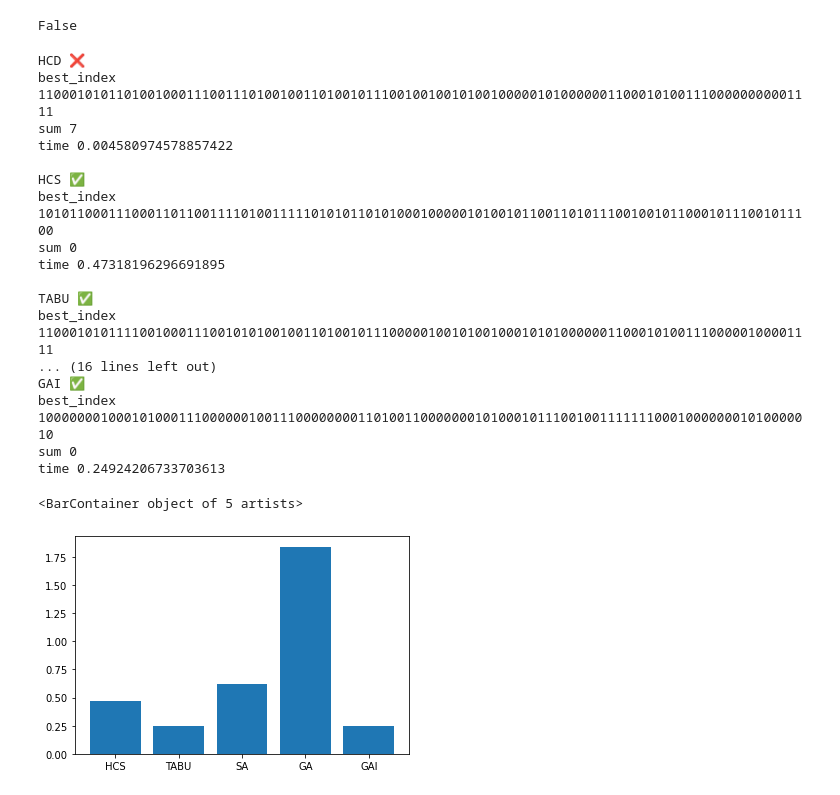
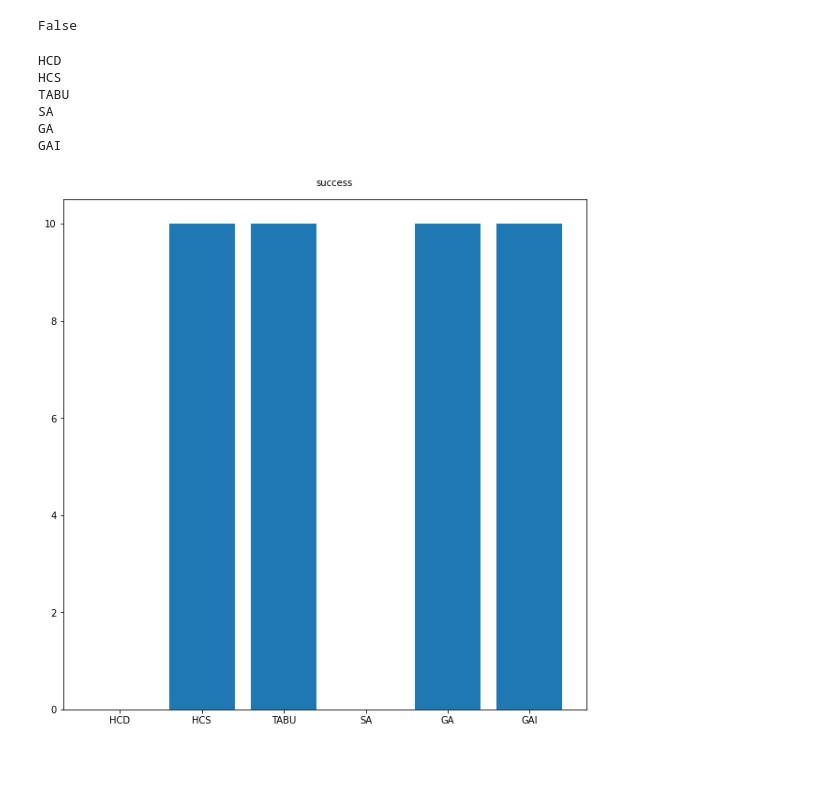
Before and after one commit to jjablonski-it/pjatk-mhe, a Jupyter notebook: MHE_5-Test.ipynb, the cells around one changed output. Saved outputs shown, nothing was run; the diff lists cells and outputs as text; code cells hidden in the pictures; blank space fills up the shorter version.

Commit message:
improve tests

```diff
--- a/MHE_5-Test.ipynb
+++ b/MHE_5-Test.ipynb
@@ -326,7 +325,7 @@ class GA_island:
 start_index = random_index()
 iterations = 10000
 
-sa = SA(start_index, iterations)
+sa = SA(start_index, 1000, iterations)
 ga = GA(100, 0.01)
 ga_islands = GA_island(10, 10, 10, 100, 0.01)
 
@@ -338,41 +337,33 @@ algorithms = {
     'GA': lambda: ga.next_generations(iterations),
     'GAI': lambda: ga_islands.next_generations(iterations),
 }
-# %%
-results = {}
-for name, algorithm in algorithms.items():
-  s_time = time()
-  best_index = algorithm()
-  duration = time() - s_time
-  success = subset_sum(best_index) == 0
-  if success:
-    results.update({name: duration})
-  print(name, "✅" if success else "❌")
-  print('best_index', best_index)
-  print('sum', subset_sum(best_index))
-  print('time', duration)
-  print()
-# %% [output]
-HCD ❌
-best_index 1100010101101001000111001110100100110100101110010010010100100000101000000110001010011100000000001111
-sum 7
-time 0.004580974578857422
-
-HCS ✅
-best_index 1010110001110001101100111101001111101010110101000100000101001011001101011100100101100010111001011100
-sum 0
-time 0.47318196296691895
-
-TABU ✅
-best_index 1100010101111001000111001010100100110100101110000010010100100010101000000110001010011100000100001111
-... (16 lines left out)
-GAI ✅
-best_index 1000000010001010001110000001001110000000011010011000000010100010111001001111111000100000001010000010
-sum 0
-time 0.24924206733703613
-# %%
-# duration chart for all algorithms (the lower the better)
-plt.bar(results.keys(), results.values())
-# %% [output]
-<BarContainer object of 5 artists>
-[figure, removed]
+# %%
+def test_all(n):
+  results = {}
+  for name, algorithm in algorithms.items():
+    print(name)
+    result = {'success': 0, 'duration': 0, 'best_sum': 0}
+    for _ in range(n):
+      s_time = time()
+      best_index = algorithm()
+      best_sum = subset_sum(best_index)
+      duration = time() - s_time
+      success = subset_sum(best_index) == 0
+      result['success'] += success
+      result['duration'] += duration
+      result['best_sum'] += best_sum
+    results[name] = {'success': result['success'], 'av_duration': result['duration']/n, 'av_best_sum': result['best_sum']/n}
+  for key in ['success', 'av_duration', 'av_best_sum']:
+    plt.figure(figsize=(10,10))
+    plt.figtext(.5, .9, key)
+    plt.bar(results.keys(), [result[key] for result in results.values()])
+# %%
+test_all(10)
+# %% [output]
+HCD
+HCS
+TABU
+SA
+GA
+GAI
+[figure, added]
```
Also changed, not shown: parts of 2 cells of this notebook.
